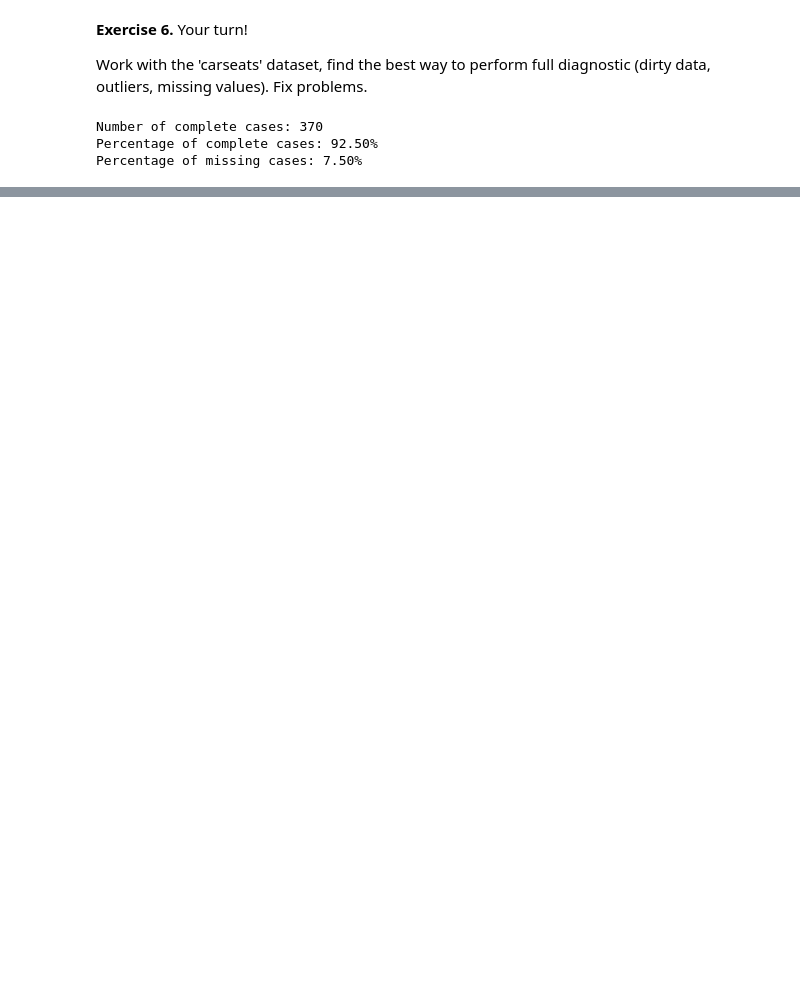
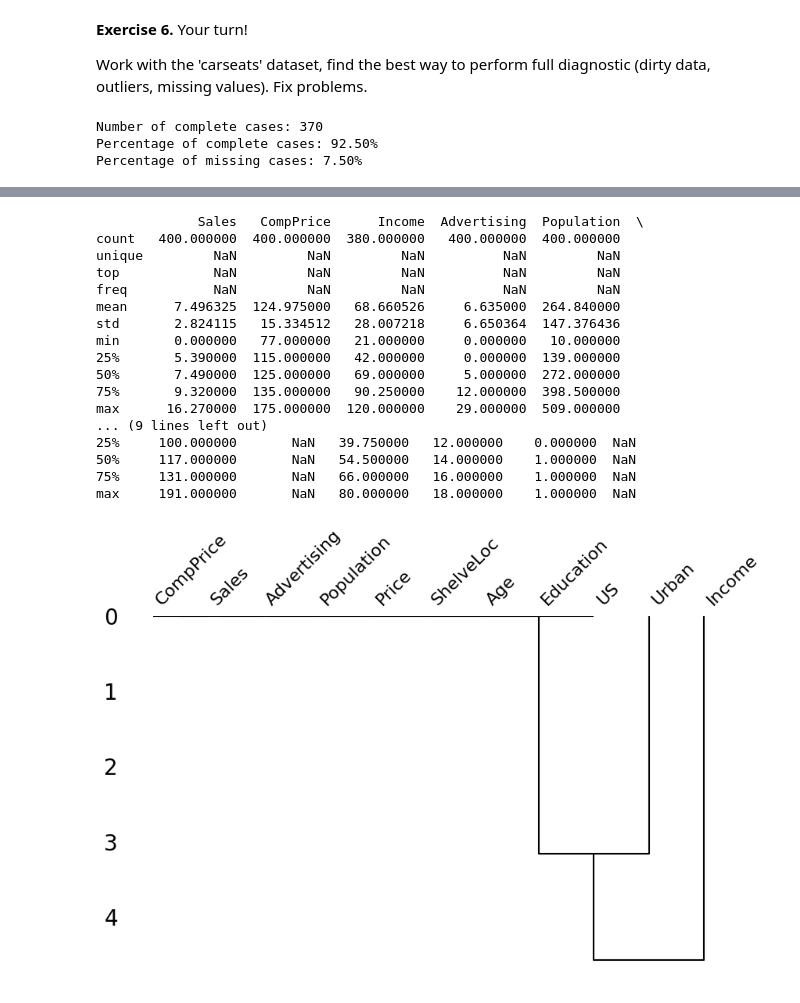
Before and after one commit to MartynaLatka/MartynaLatka.RozaMatlakiewicz.DS.2025, a Jupyter notebook: report3/Exercise 4.ipynb, the cells around one changed output, grey strips where cells are left out. Drawn from its saved outputs; the diff is of its cells as text; code cells hidden in the pictures; blank space fills up the shorter version.

```diff
--- a/report3/Exercise 4.ipynb
+++ b/report3/Exercise 4.ipynb
@@ -652,0 +631,74 @@ max     191.000000       NaN   80.000000   18.000000   NaN  NaN
+# %%
+import missingno as msno
+# Apply the "is_special" function to each column and replace special values with NaN
+for col in carseats.columns:
+    carseats[col] = carseats[col].apply(lambda x: np.nan if is_special(pd.Series([x]))[0] else x)
+
+# Display summary of the data
+print(carseats.describe(include='all'))
+
+msno.dendrogram(carseats, figsize=(10, 6))
+msno.heatmap(carseats, figsize=(10, 6))
+msno.matrix(carseats, figsize=(10, 6))
+msno.bar(carseats, figsize=(10, 6))
+
+plt.figure(figsize=(10, 6))
+plt.hist(carseats['Income'].dropna(), bins=30, edgecolor='black')
+plt.title('Histogram of Income')
+plt.xlabel('Income')
+plt.ylabel('Frequency')
+plt.show()
+
+plt.figure(figsize=(10, 6))
+plt.hist(carseats['Education'].dropna(), bins=30, edgecolor='black')
+plt.title('Histogram of Education')
+plt.xlabel('Education')
+plt.ylabel('Frequency')
+plt.show()
+
+plt.figure(figsize=(10, 6))
+plt.hist(carseats['Urban'].dropna(), bins=30, edgecolor='black')
+plt.title('Histogram of Urban')
+plt.xlabel('Urban')
+plt.ylabel('Frequency')
+plt.show()
+
+plt.figure(figsize=(10, 6))
+plt.boxplot(carseats['Education'].dropna())
+plt.title('Boxplot of Education')
+plt.ylabel('Education')
+plt.show()
+
+boxplot_data_urban = carseats['Urban']
+boxplot_data_urban.replace('Yes', 1, inplace=True)
+boxplot_data_urban.replace('No', 0, inplace=True)
+plt.figure(figsize=(10, 6))
+plt.boxplot(boxplot_data_urban.dropna())
+plt.title('Boxplot of Urban')
+plt.ylabel('Urban')
+plt.show()
+
+plt.figure(figsize=(10, 6))
+plt.boxplot(carseats['Income'].dropna())
+plt.title('Boxplot of Income')
+plt.ylabel('Income')
+plt.show()
+# %% [output]
+             Sales   CompPrice      Income  Advertising  Population  \
+count   400.000000  400.000000  380.000000   400.000000  400.000000
+unique         NaN         NaN         NaN          NaN         NaN
+top            NaN         NaN         NaN          NaN         NaN
+freq           NaN         NaN         NaN          NaN         NaN
+mean      7.496325  124.975000   68.660526     6.635000  264.840000
+std       2.824115   15.334512   28.007218     6.650364  147.376436
+min       0.000000   77.000000   21.000000     0.000000   10.000000
+25%       5.390000  115.000000   42.000000     0.000000  139.000000
+50%       7.490000  125.000000   69.000000     5.000000  272.000000
+75%       9.320000  135.000000   90.250000    12.000000  398.500000
+max      16.270000  175.000000  120.000000    29.000000  509.000000
+... (9 lines left out)
+25%     100.000000       NaN   39.750000   12.000000    0.000000  NaN
+50%     117.000000       NaN   54.500000   14.000000    1.000000  NaN
+75%     131.000000       NaN   66.000000   16.000000    1.000000  NaN
+max     191.000000       NaN   80.000000   18.000000    1.000000  NaN
+[figure, added]
```
Also changed, not shown: parts of 4 cells of this notebook, 1 other file.
